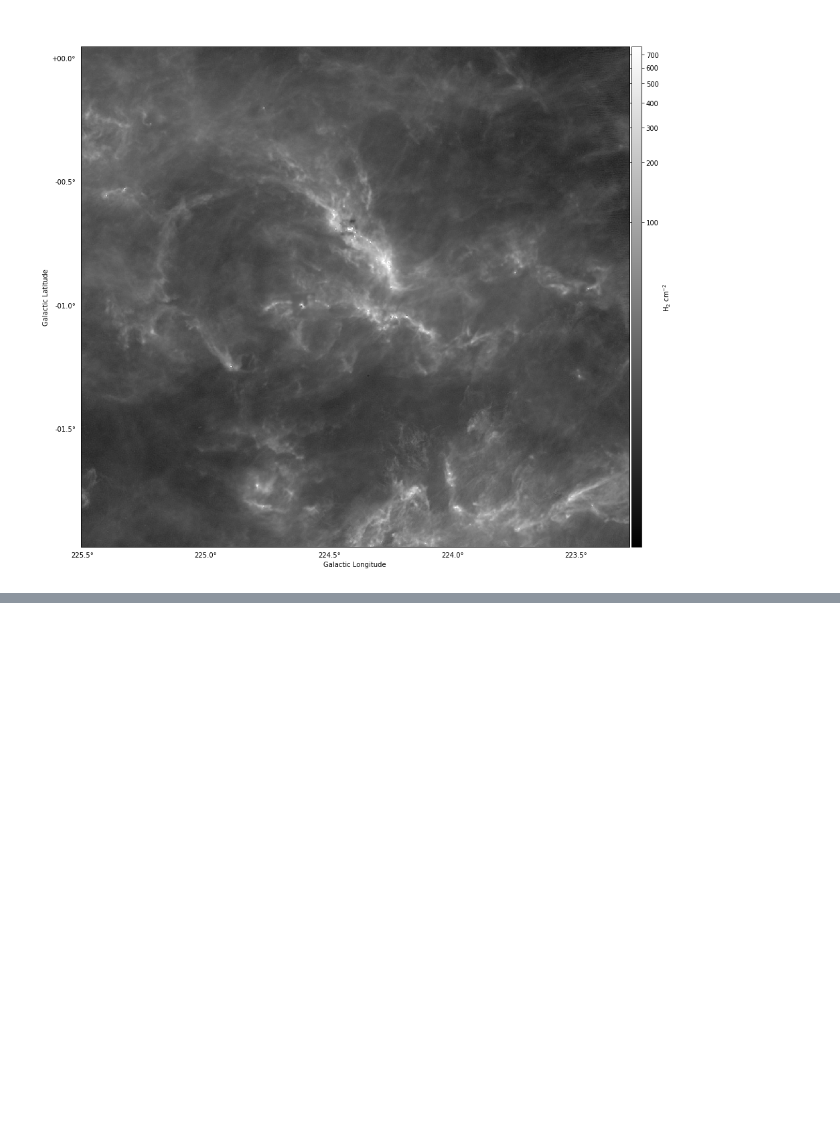
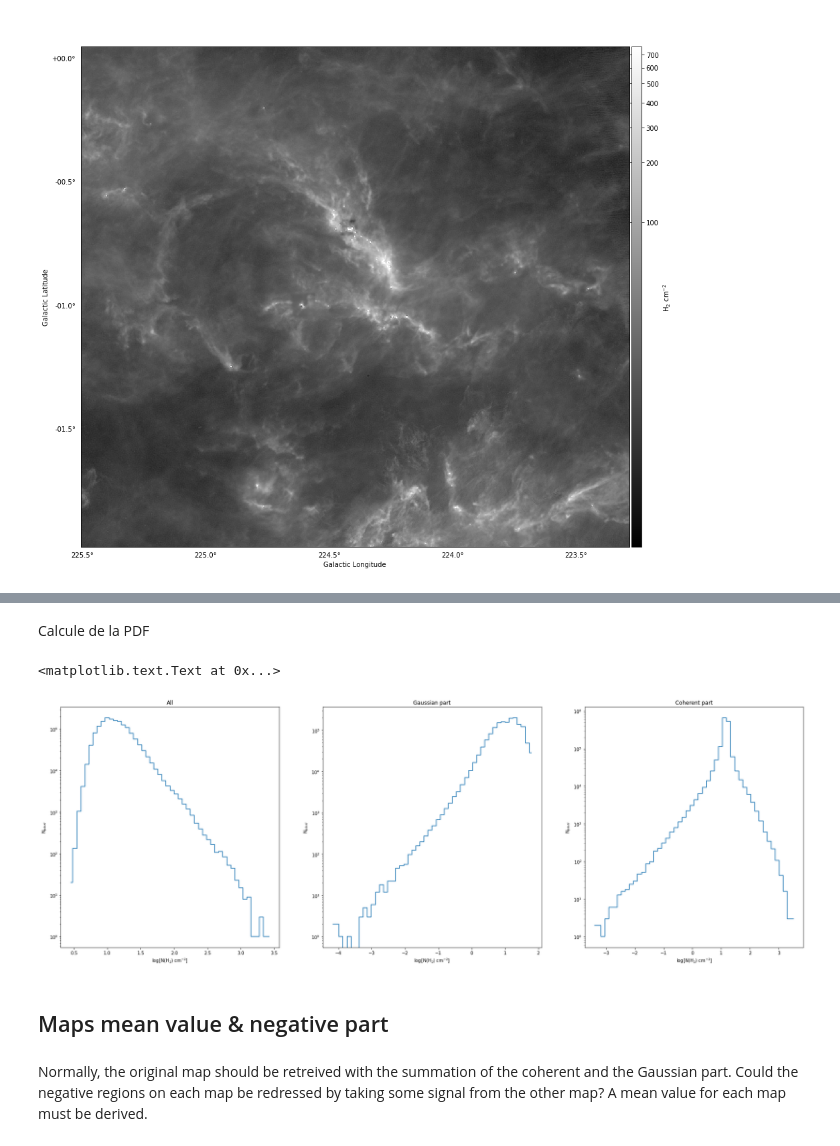
Before and after one commit to hoangducthuong/notebooks, a Jupyter notebook: CMa_R1.ipynb, the cells around one changed output, grey strips where cells are left out. Saved outputs shown, nothing was run; the diff lists cells and outputs as text; code cells hidden in the pictures; blank space fills up the shorter version.

```diff
--- a/CMa_R1.ipynb
+++ b/CMa_R1.ipynb
@@ -110,0 +162,35 @@ showbok(f)
+# %% [markdown]
+Calcule de la PDF
+# %%
+histo, edges = np.histogram(np.log10(im),bins=50)
+histoG, edgesG = np.histogram(np.log10(Gaussian[Gaussian.real >= 0.].real),bins=50)
+histoC, edgesC = np.histogram(np.log10(coherent[coherent.real >= 0.].real),bins=50)
+
+plt.figure(1, figsize=(30,10))
+plt.subplot(1,3,1)
+plt.plot(edges[:-1], histo, drawstyle='steps-mid')
+plt.yscale('log')
+plt.ylabel(r'N$_{pixel}$')
+plt.xlabel(r'log[N(H$_2$) cm$^{-2}$]')
+plt.title('All')
+
+plt.subplot(1,3,2)
+plt.plot(edgesG[:-1], histoG, drawstyle='steps-mid')
+plt.yscale('log')
+plt.ylabel(r'N$_{pixel}$')
+plt.xlabel(r'log[N(H$_2$) cm$^{-2}$]')
+plt.title('Gaussian part')
+
+plt.subplot(1,3,3)
+plt.plot(edgesC[:-1], histoC, drawstyle='steps-mid')
+plt.yscale('log')
+plt.ylabel(r'N$_{pixel}$')
+plt.xlabel(r'log[N(H$_2$) cm$^{-2}$]')
+plt.title('Coherent part')
+# %% [output]
+<matplotlib.text.Text at 0x...>
+[figure, added]
+# %% [markdown]
+## Maps mean value & negative part
+# %% [markdown]
+Normally, the original map should be retreived with the summation of the coherent and the Gaussian part. Could the negative regions on each map be redressed by taking some signal from the other map? A mean value for each map must be derived.
```
Also changed, not shown: parts of 6 cells of this notebook, 3 other files.
